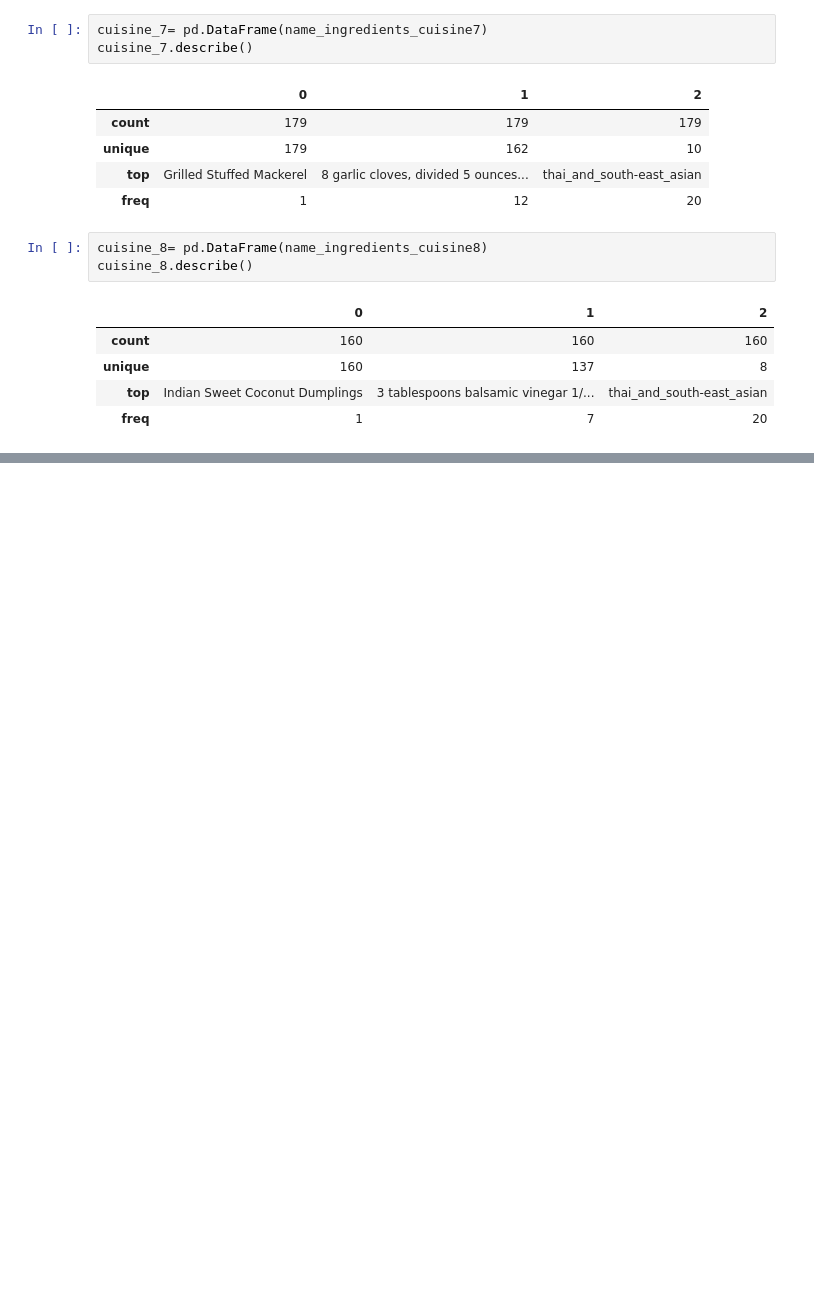
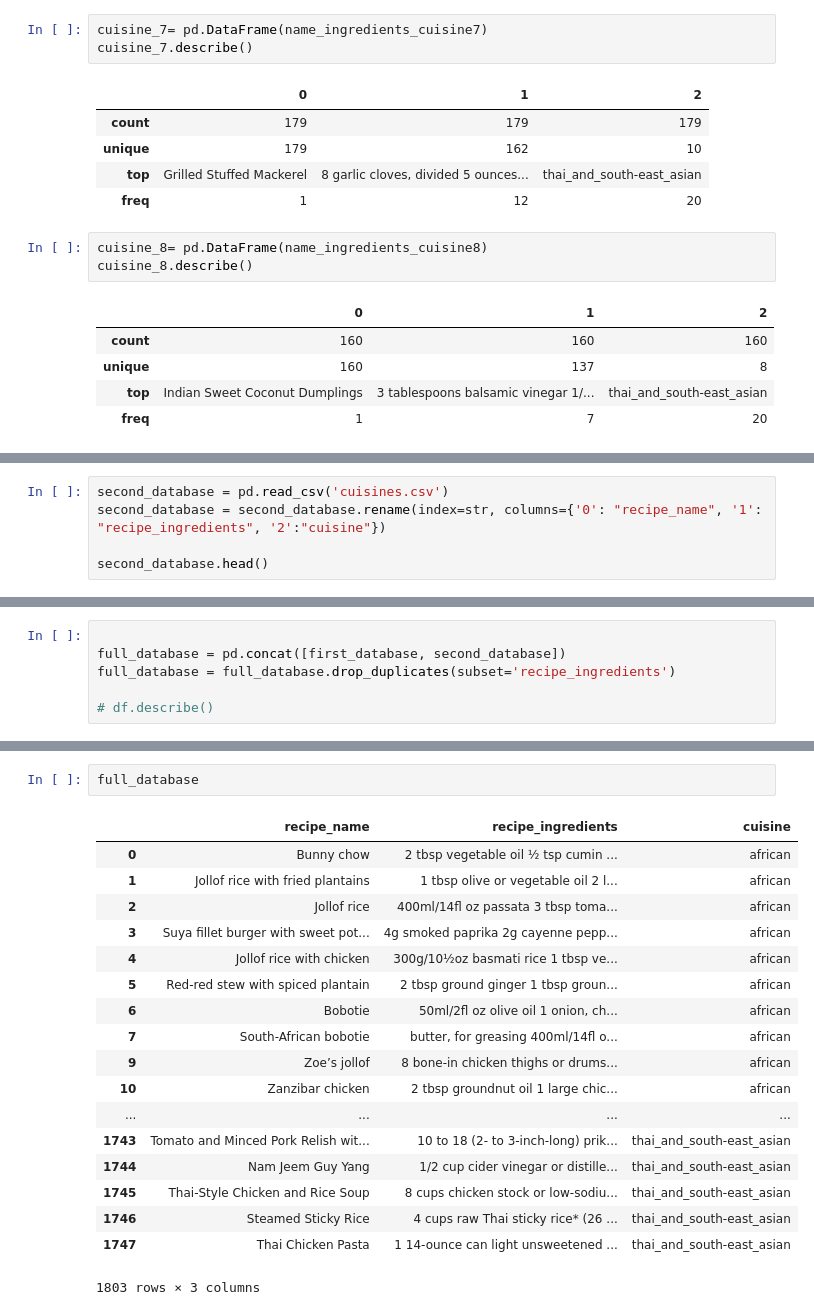
Before and after one commit to Prottoy2938/mod_3_project_cuisines, a Jupyter notebook: web_scrape_all_cuisines.ipynb, the cells around one changed output, grey strips where cells are left out. Saved outputs shown, nothing was run; the diff lists cells and outputs as text; blank space fills up the shorter version.

```diff
--- a/web_scrape_all_cuisines.ipynb
+++ b/web_scrape_all_cuisines.ipynb
@@ -143,0 +172,5 @@ cuisines= df.to_csv('cuisines.csv', index=False)
+# %%
+second_database = pd.read_csv('cuisines.csv')
+second_database = second_database.rename(index=str, columns={'0': "recipe_name", '1': "recipe_ingredients", '2':"cuisine"})
+
+second_database.head()
@@ -143,0 +184,6 @@ cuisines= df.to_csv('cuisines.csv', index=False)
+# %%
+
+full_database = pd.concat([first_database, second_database])
+full_database = full_database.drop_duplicates(subset='recipe_ingredients')
+
+# df.describe()
@@ -143,0 +198,21 @@ cuisines= df.to_csv('cuisines.csv', index=False)
+# %%
+full_database
+# %% [output]
+|  | recipe_name | recipe_ingredients | cuisine |
+| 0 | Bunny chow | 2 tbsp vegetable oil ½ tsp cumin ... | african |
+| 1 | Jollof rice with fried plantains | 1 tbsp olive or vegetable oil 2 l... | african |
+| 2 | Jollof rice | 400ml/14fl oz passata 3 tbsp toma... | african |
+| 3 | Suya fillet burger with sweet pot... | 4g smoked paprika 2g cayenne pepp... | african |
+| 4 | Jollof rice with chicken | 300g/10½oz basmati rice 1 tbsp ve... | african |
+| 5 | Red-red stew with spiced plantain | 2 tbsp ground ginger 1 tbsp groun... | african |
+| 6 | Bobotie | 50ml/2fl oz olive oil 1 onion, ch... | african |
+| 7 | South-African bobotie | butter, for greasing 400ml/14fl o... | african |
+| 9 | Zoe’s jollof | 8 bone-in chicken thighs or drums... | african |
+| 10 | Zanzibar chicken | 2 tbsp groundnut oil 1 large chic... | african |
+| ... | ... | ... | ... |
+| 1743 | Tomato and Minced Pork Relish wit... | 10 to 18 (2- to 3-inch-long) prik... | thai_and_south-east_asian |
+| 1744 | Nam Jeem Guy Yang | 1/2 cup cider vinegar or distille... | thai_and_south-east_asian |
+| 1745 | Thai-Style Chicken and Rice Soup | 8 cups chicken stock or low-sodiu... | thai_and_south-east_asian |
+| 1746 | Steamed Sticky Rice | 4 cups raw Thai sticky rice* (26 ... | thai_and_south-east_asian |
+| 1747 | Thai Chicken Pasta | 1 14-ounce can light unsweetened ... | thai_and_south-east_asian |
+1803 rows × 3 columns
```
Also changed, not shown: parts of 8 cells of this notebook, 1 other file.
